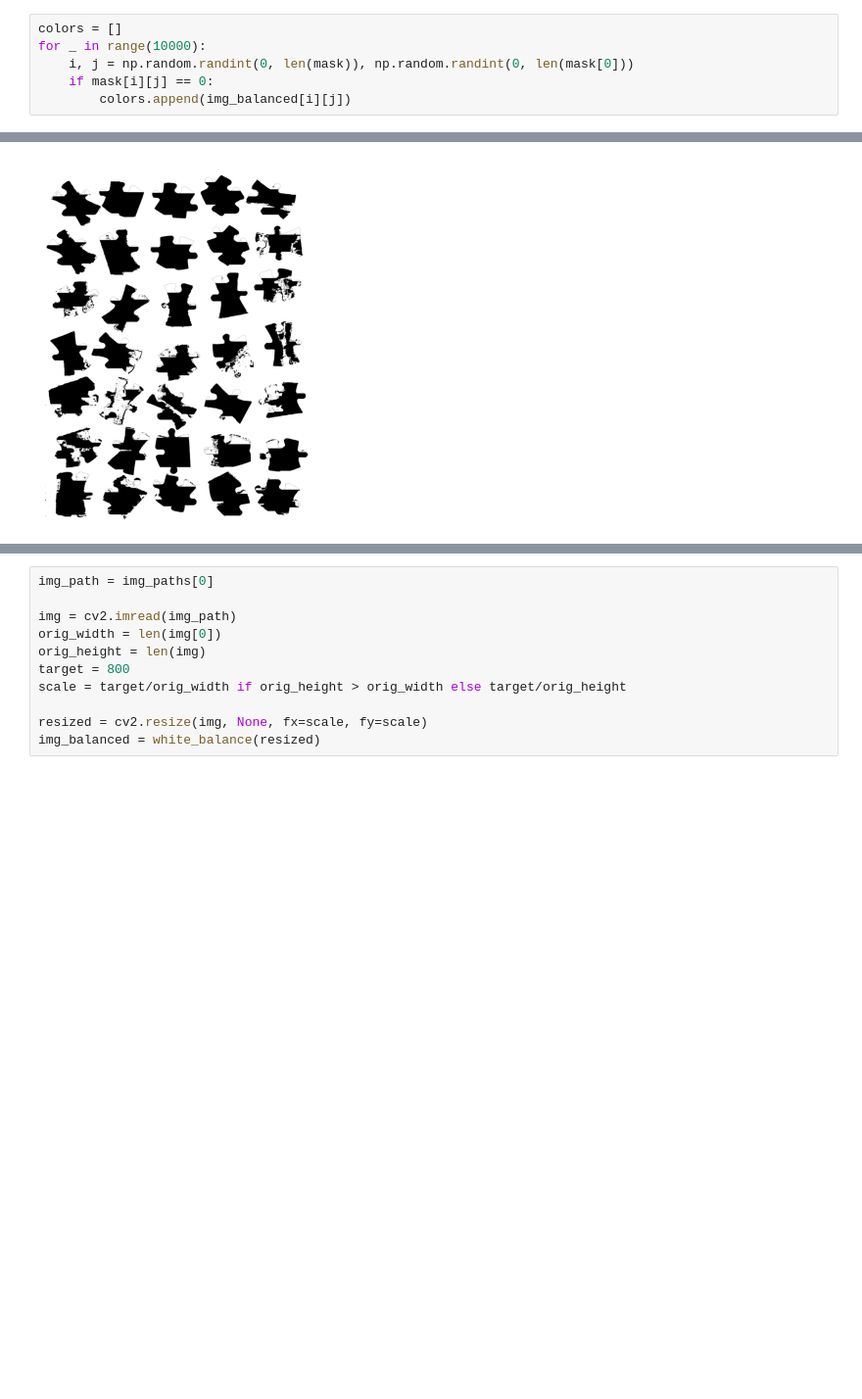
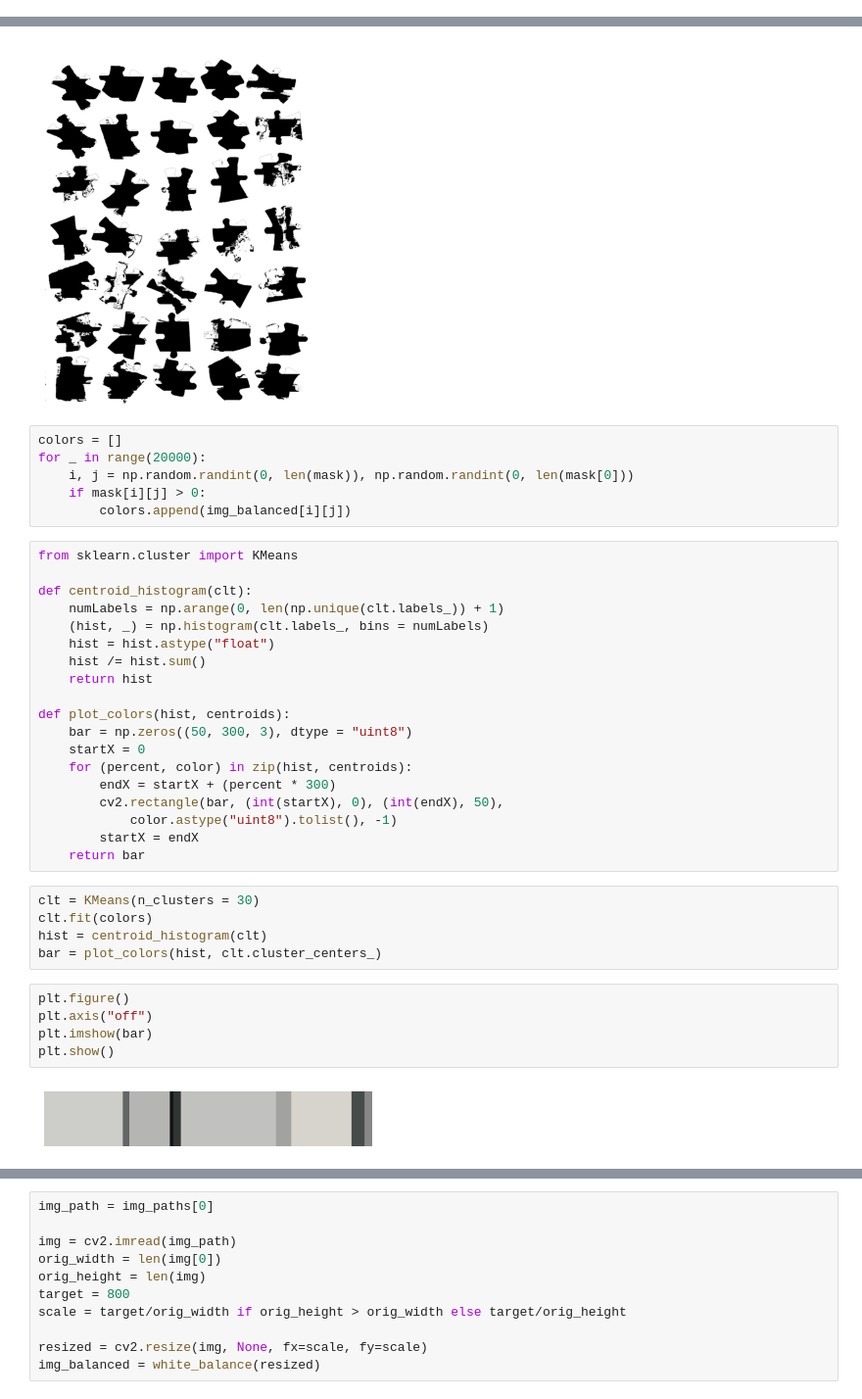
Before and after one commit to tang-ji/jigsaw-puzzle-solver, a Jupyter notebook: puzzle-image-processing.ipynb, the cells around one changed output, grey strips where cells are left out. Shown: that part at 98% size. Saved outputs shown, nothing was run; the diff lists cells and outputs as text; blank space fills up the shorter version.

Commit message:
image processing algorithm

```diff
--- a/Untitled.ipynb
+++ b/puzzle-image-processing.ipynb
@@ -144,9 +144,3 @@ mask = np.ones(edges.shape, dtype = np.uint8)*255
 for contour in contour_info:
     if contour[1] < max_area:
         mask = cv2.fillConvexPoly(mask, contour[0], (0))
-# %%
-colors = []
-for _ in range(10000):
-    i, j = np.random.randint(0, len(mask)), np.random.randint(0, len(mask[0]))
-    if mask[i][j] == 0:
-        colors.append(img_balanced[i][j])
@@ -171,3 +148,40 @@ show(m)
 show(mask)
 # %% [output]
 [figure]
+# %%
+colors = []
+for _ in range(20000):
+    i, j = np.random.randint(0, len(mask)), np.random.randint(0, len(mask[0]))
+    if mask[i][j] > 0:
+        colors.append(img_balanced[i][j])
+# %%
+from sklearn.cluster import KMeans
+
+def centroid_histogram(clt):
+    numLabels = np.arange(0, len(np.unique(clt.labels_)) + 1)
+    (hist, _) = np.histogram(clt.labels_, bins = numLabels)
+    hist = hist.astype("float")
+    hist /= hist.sum()
+    return hist
+
+def plot_colors(hist, centroids):
+    bar = np.zeros((50, 300, 3), dtype = "uint8")
+    startX = 0
+    for (percent, color) in zip(hist, centroids):
+        endX = startX + (percent * 300)
+        cv2.rectangle(bar, (int(startX), 0), (int(endX), 50),
+            color.astype("uint8").tolist(), -1)
+        startX = endX
+    return bar
+# %%
+clt = KMeans(n_clusters = 30)
+clt.fit(colors)
+hist = centroid_histogram(clt)
+bar = plot_colors(hist, clt.cluster_centers_)
+# %%
+plt.figure()
+plt.axis("off")
+plt.imshow(bar)
+plt.show()
+# %% [output]
+[figure, added]
```
Also changed, not shown: parts of 5 cells of this notebook.
